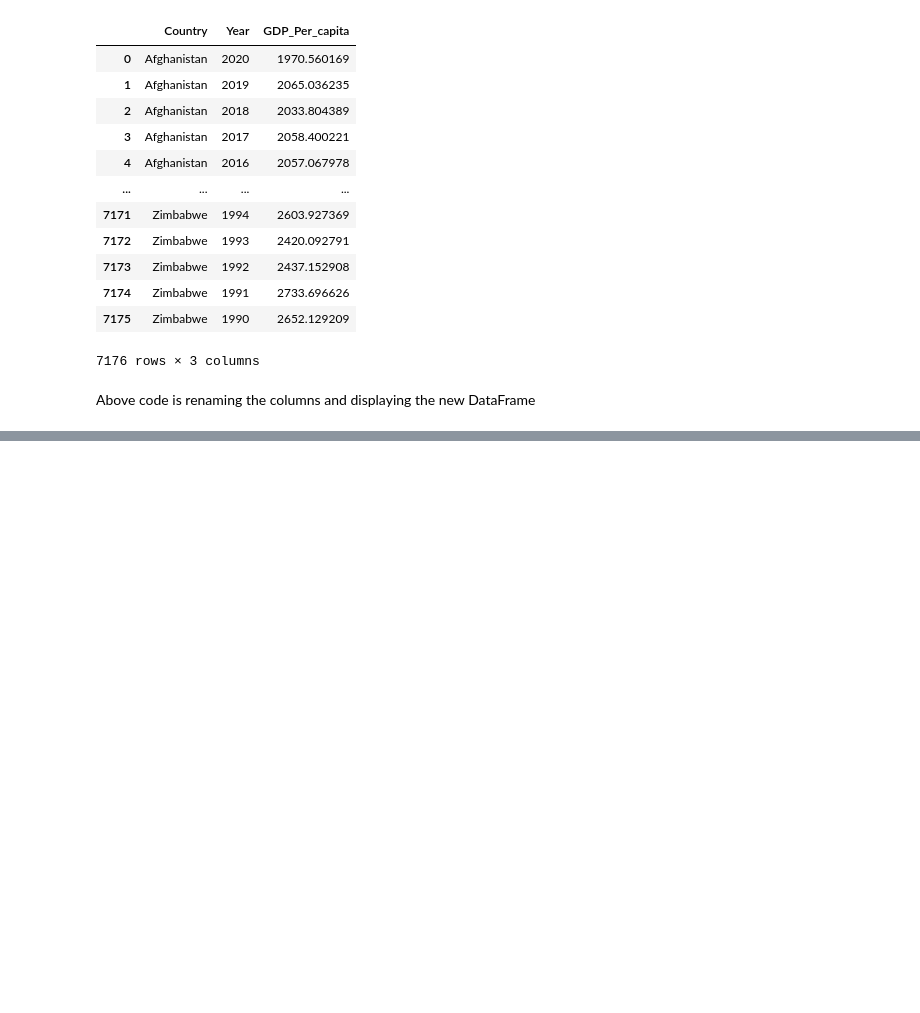
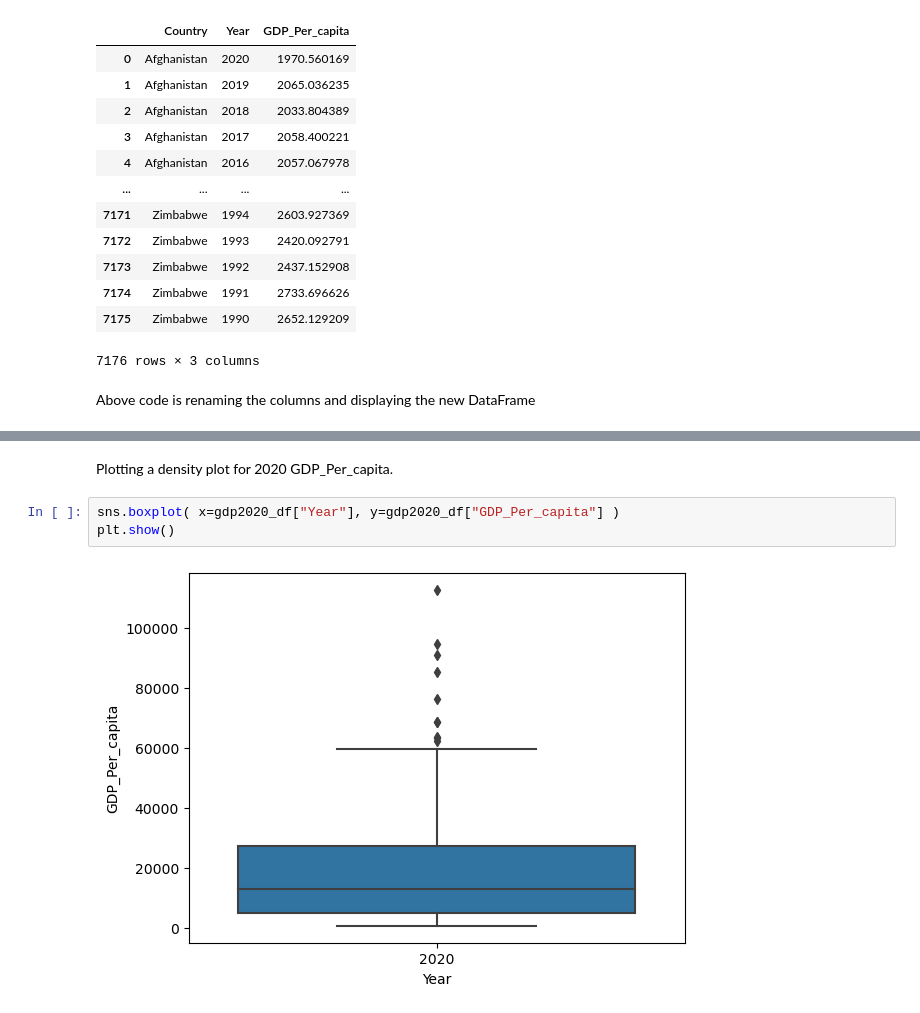
Before and after one commit to NSS-Full-Time-Data-Analytics-9/gdp_and_internet_usage-WilliamPrunty, a Jupyter notebook: notebooks/gdp_and_internet_usage_williamp.ipynb, the cells around one changed output, grey strips where cells are left out. Cells and saved outputs as stored; diff of their text form; blank space fills up the shorter version.

```diff
--- a/notebooks/gdp_and_internet_usage_williamp.ipynb
+++ b/notebooks/gdp_and_internet_usage_williamp.ipynb
@@ -83,0 +170,7 @@ Above code creates a set of all unique years in the DataFrame.
+# %% [markdown]
+Plotting a density plot for 2020 GDP_Per_capita.
+# %%
+sns.boxplot( x=gdp2020_df["Year"], y=gdp2020_df["GDP_Per_capita"] )
+plt.show()
+# %% [output]
+[figure, added]
```
Also changed, not shown: parts of 37 cells of this notebook.
